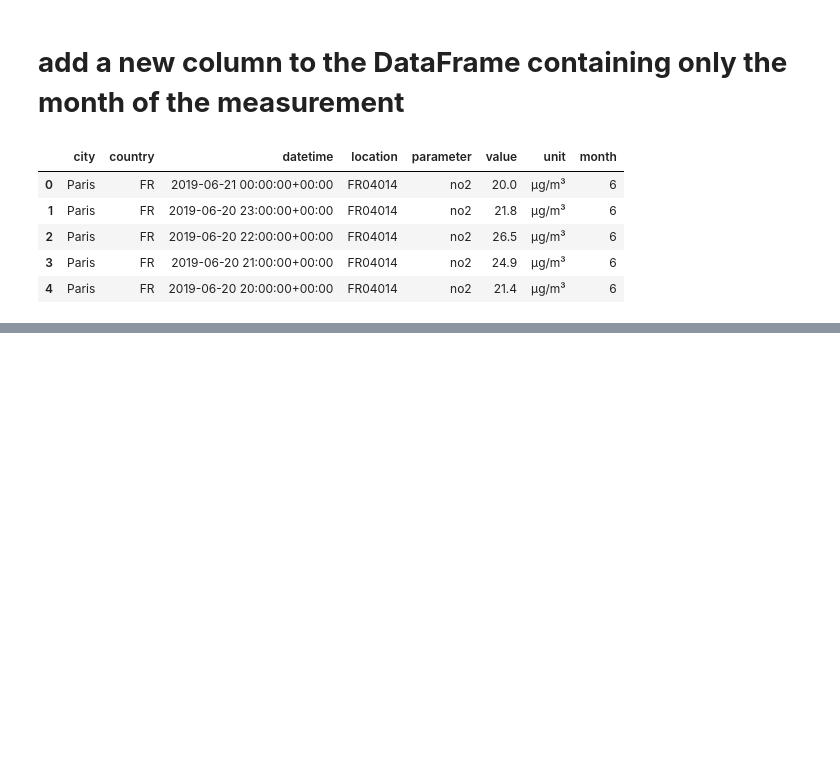
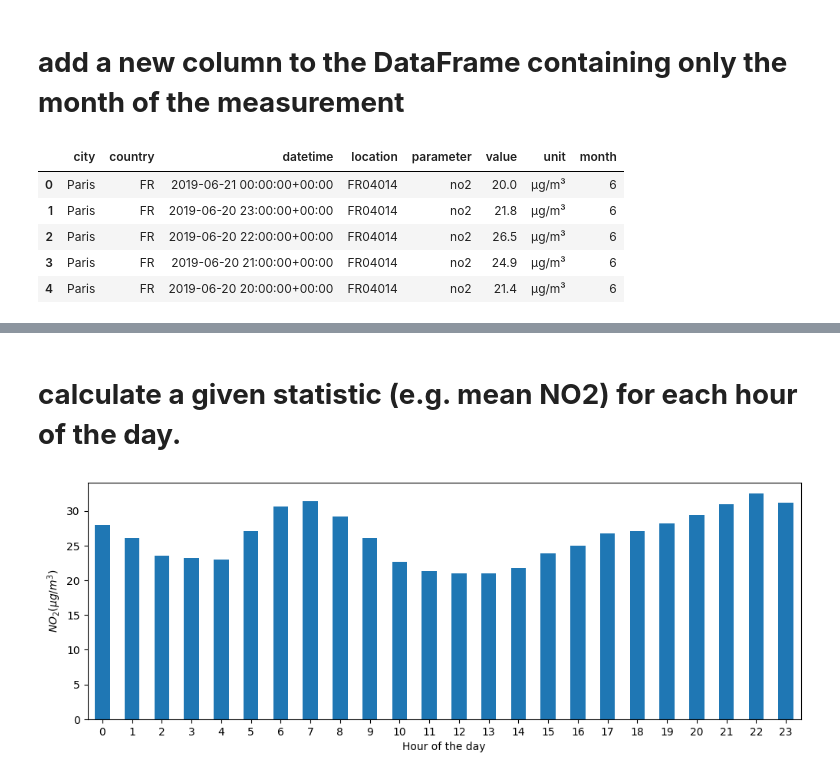
Before and after one commit to Sf99-lab/pandas, a Jupyter notebook: Handling_Time_Series_Data.ipynb, the cells around one changed output, grey strips where cells are left out. Cells and saved outputs as stored; diff of their text form; code cells hidden in the pictures; blank space fills up the shorter version.

Commit message:
Using pandas datetime properties

```diff
--- a/Handling_Time_Series_Data.ipynb
+++ b/Handling_Time_Series_Data.ipynb
@@ -67,0 +98,13 @@ air_quality.head()
+# %% [markdown]
+# **calculate a given statistic (e.g. mean NO2) for each hour of the day.**
+# %%
+fig, axs = plt.subplots(figsize=(12, 4))
+
+air_quality.groupby(air_quality["datetime"].dt.hour)["value"].mean().plot(
+    kind='bar', rot=0, ax=axs
+)
+plt.xlabel("Hour of the day");  # custom x label using Matplotlib
+
+plt.ylabel("$NO_2 (µg/m^3)$");
+# %% [output]
+[figure, added]
```
Also changed, not shown: parts of 4 cells of this notebook.
